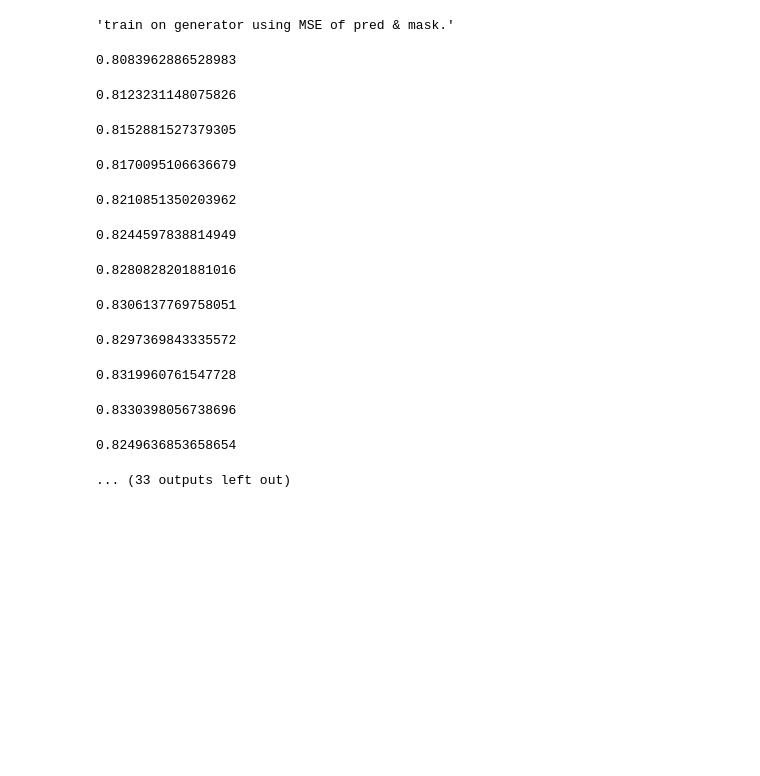
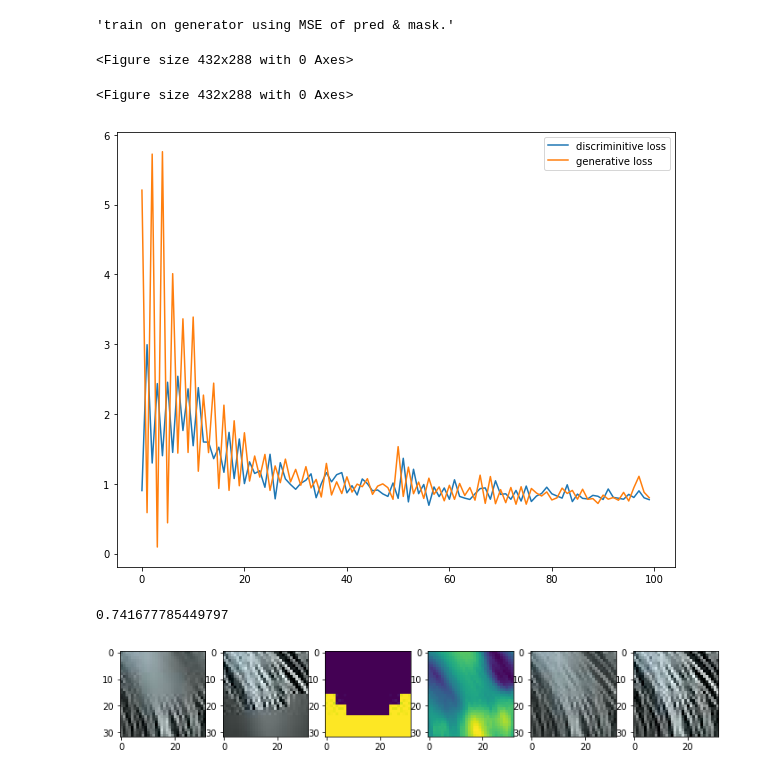
Before and after one commit to cianhwang/FusionNet, a Jupyter notebook: fusionnet.ipynb, the cells around one changed output. Saved outputs shown, nothing was run; the diff lists cells and outputs as text; code cells hidden in the pictures; blank space fills up the shorter version.

```diff
--- a/fusionnet.ipynb
+++ b/fusionnet.ipynb
@@ -218,9 +218,8 @@ def plot_loss(losses):
         plt.legend()
         plt.show()
 # %%
-epoch = 80
+epoch = 100
 batchSize = 64
-tempSSIM = 0
 losses = {"d":[], "g":[]}
 for e in tqdm(range(epoch)):
     rand_idx = np.random.randint(0, x_train1.shape[0], size = batchSize)
@@ -240,58 +239,44 @@ for e in tqdm(range(epoch)):
 
     gan_label = np.ones((batchSize,))
     discriminator.trainable = False
-    gan.compile(loss = ['binary_crossentropy', 'mse'], loss_weights=[1, 99], optimizer=_optimizer)
+    gan.compile(loss = ['binary_crossentropy', 'mse'], loss_weights=[1, 9999], optimizer=_optimizer)
 
     g_loss = gan.train_on_batch([img_batch1, img_batch2], [gan_label, mask_batch])
     losses["g"].append(g_loss[1])
 
-#    if e % 5 == 4:
-#         lambda_tv = max(lambda_tv/10, 1)
-#        plot_loss(losses)
+    if e % 5 == 4:
+        plot_loss(losses)
 
-    imgIdx = 6
-    prediction = generator.predict([x1[imgIdx:imgIdx+1, :, :, :], x2[imgIdx:imgIdx+1, :, :, :]])[0]
-    ssim = SSIM(y[imgIdx, :, :, :], prediction[0, :, :, :], data_range=prediction[0, :, :, :].max() - prediction[0, :, :, :].min(), multichannel=True)
-    print(ssim)
-    if ssim > tempSSIM:
-        tempSSIM = ssim
-    if ssim > 0.88 and ssim < tempSSIM:
-
+        imgIdx = 6
+        prediction = generator.predict([x1[imgIdx:imgIdx+1, :, :, :], x2[imgIdx:imgIdx+1, :, :, :]])[0]
+        ssim = SSIM(y[imgIdx, :, :, :], prediction[0, :, :, :], data_range=prediction[0, :, :, :].max() - prediction[0, :, :, :].min(), multichannel=True)
+        print(ssim)
 
         get_layer_output = K.function([generator.layers[0].input, generator.layers[1].input],
                                           [generator.layers[-2].output])
 
         layer_output = np.array(get_layer_output([x1[imgIdx:imgIdx+1, :, :, :], x2[imgIdx:imgIdx+1, :, :, :]])[0])
 
         fig=plt.figure(figsize=(12, 12))
         columns = 6
         rows = 1
         fig.add_subplot(rows, columns, 1)
         plt.imshow(x1[imgIdx, 8:-8, 8:-8, :])
         fig.add_subplot(rows, columns, 2)
         plt.imshow(x2[imgIdx, 8:-8, 8:-8, :])
         fig.add_subplot(rows, columns, 3)
         plt.imshow(mask[imgIdx, :, :, 0])
         fig.add_subplot(rows, columns, 4)
         plt.imshow(layer_output[0, :, :, 0])
         fig.add_subplot(rows, columns, 5)
         plt.imshow(prediction[0, :, :, :])
         fig.add_subplot(rows, columns, 6)
         plt.imshow(y[imgIdx, :, :, :])
         plt.show()
-        fig.savefig(dataPath+"results/struc_ep{}_{}.png".format(e,98))
-        break
+        #fig.savefig(dataPath+"results/struc_ep{}_{}.png".format(e,98))
 # %% [output]
-0.8083962886528983
+<Figure size 432x288 with 0 Axes>
-0.8123231148075826
+<Figure size 432x288 with 0 Axes>
+[figure, added]
-0.8152881527379305
+0.741677785449797
-0.8170095106636679
-0.8210851350203962
-0.8244597838814949
-0.8280828201881016
-0.8306137769758051
-0.8297369843335572
-0.8319960761547728
-0.8330398056738696
-0.8249636853658654
-... (33 outputs left out)
+[figure, added]
```
Also changed, not shown: parts of 5 cells of this notebook, 3 other files.
